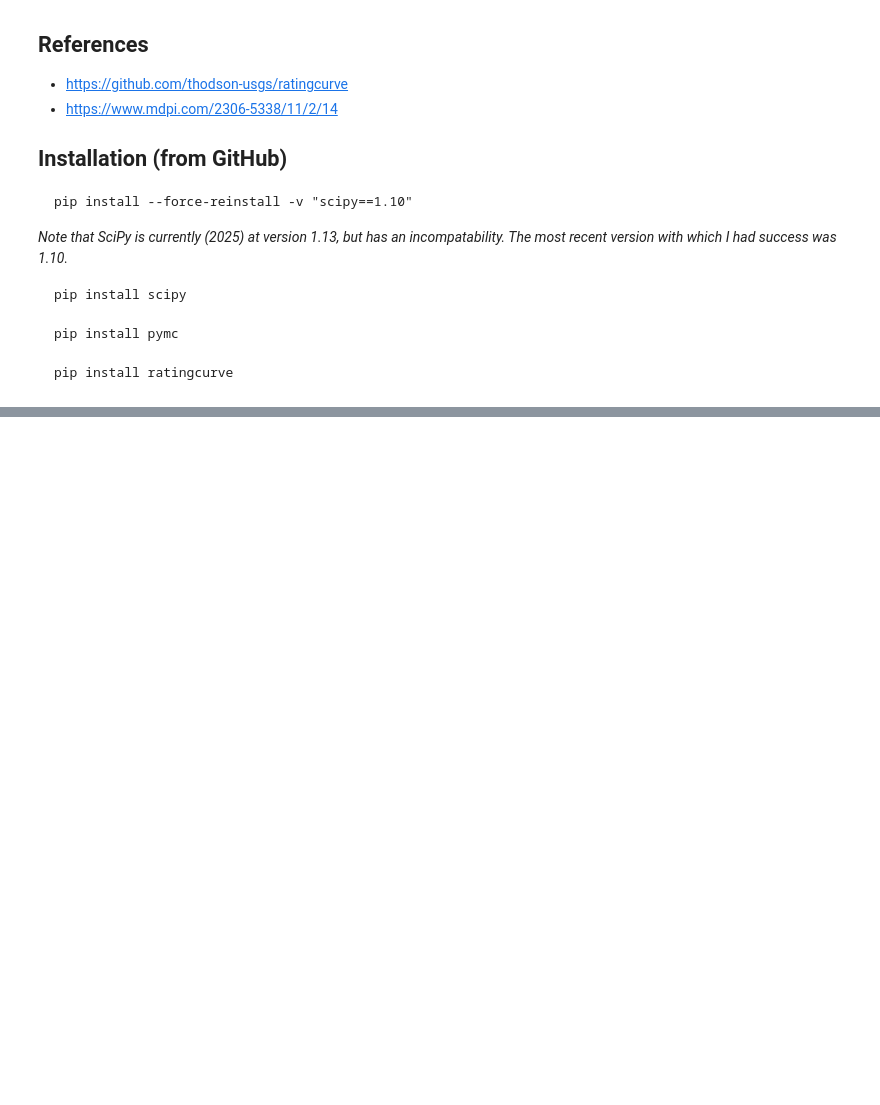
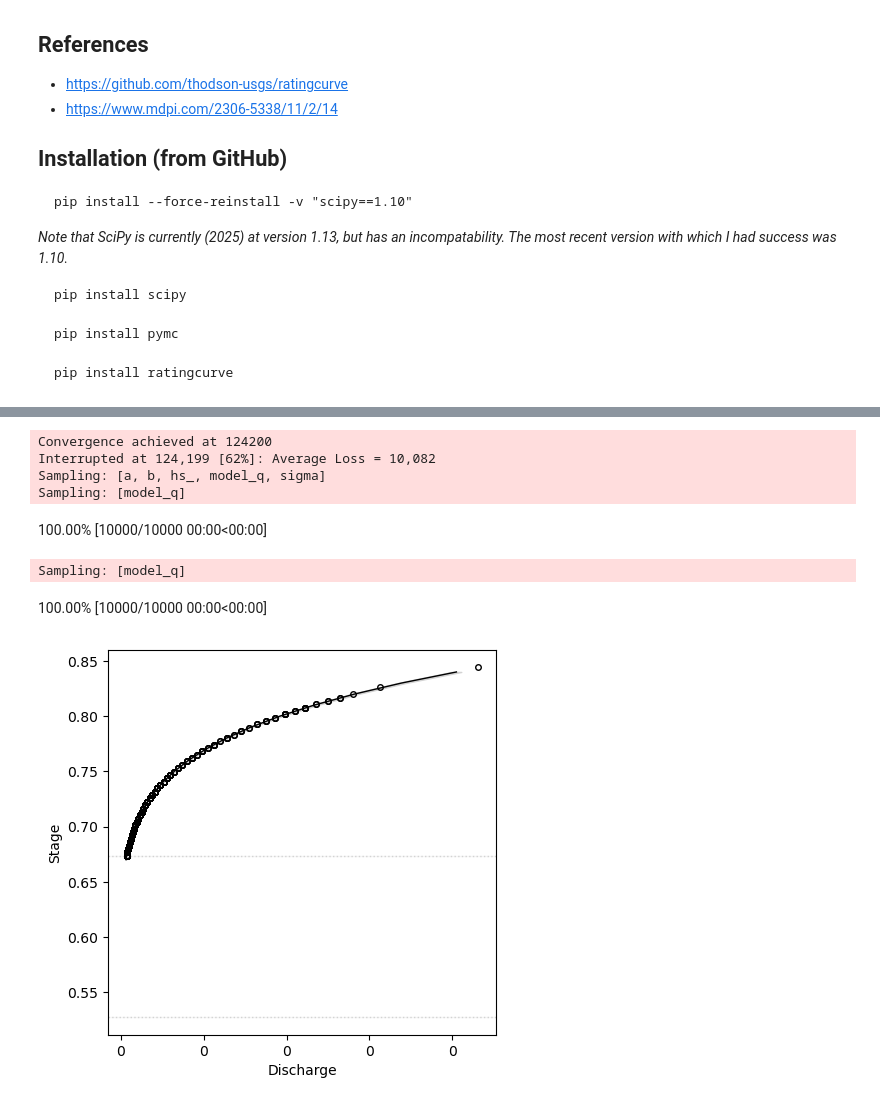
Before and after one commit to dmkahler/Water-Resources-Engineering, a Jupyter notebook: 05a_discharge/05a_rating_curve.ipynb, the cells around one changed output, grey strips where cells are left out. Drawn from its saved outputs; the diff is of its cells as text; code cells hidden in the pictures; blank space fills up the shorter version.

Commit message:
export computed rating curve and compared.

```diff
--- a/05a_discharge/05a_rating_curve.ipynb
+++ b/05a_discharge/05a_rating_curve.ipynb
@@ -51,0 +60,5 @@ Sampling: [model_q]
+# %%
+import pandas as pd
+
+df = pd.read_csv('05a_sept2024.csv')
+df.head()
@@ -51,0 +72,9 @@ Sampling: [model_q]
+# %%
+# initialize the model
+powerrating = PowerLawRating(segments=2)
+
+# run the model
+trace = powerrating.fit(q=df['Q'],
+                        h=df['gage'])
+powerrating.plot()
+# %% [output]
@@ -51,0 +82,8 @@ Sampling: [model_q]
+Convergence achieved at 124200
+Interrupted at 124,199 [62%]: Average Loss = 10,082
+Sampling: [a, b, hs_, model_q, sigma]
+Sampling: [model_q]
+100.00% [10000/10000 00:00<00:00]
+Sampling: [model_q]
+100.00% [10000/10000 00:00<00:00]
+[figure, added]
```
Also changed, not shown: parts of 8 cells of this notebook, 3 other files.
